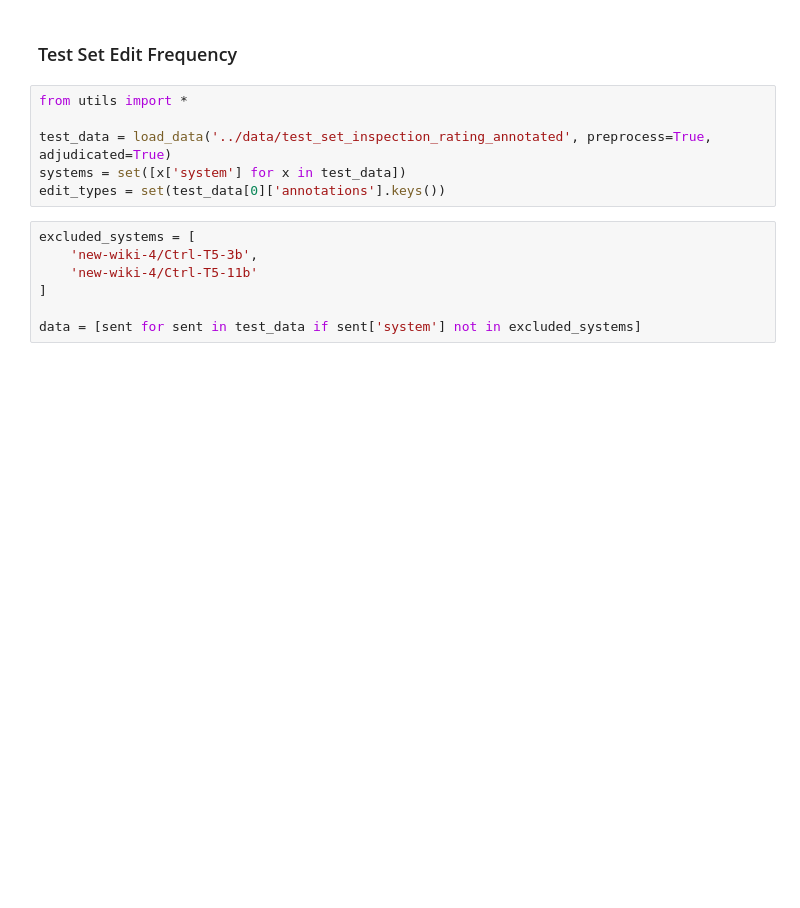
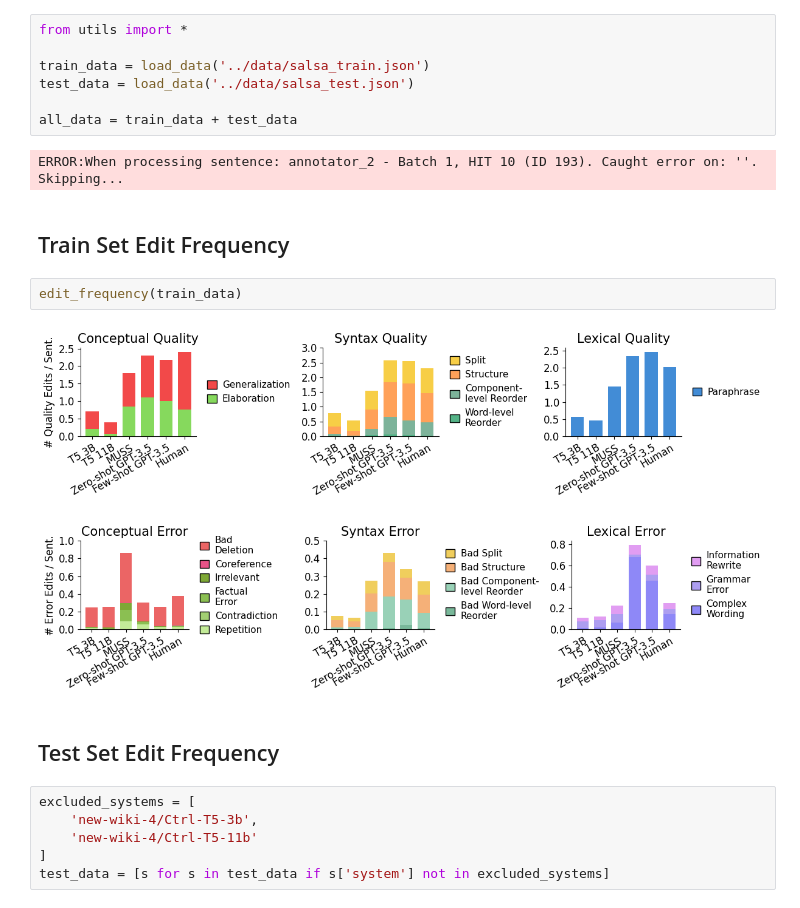
Before and after one commit to davidheineman/salsa, a Jupyter notebook: analysis/edit-frequency.ipynb, the cells around one changed output. Drawn from its saved outputs; the diff is of its cells as text; blank space fills up the shorter version.

```diff
--- a/analysis/edit-frequency.ipynb
+++ b/analysis/edit-frequency.ipynb
@@ -232,15 +1,24 @@ else:
+# %%
+from utils import *
+
+train_data = load_data('../data/salsa_train.json')
+test_data = load_data('../data/salsa_test.json')
+
+all_data = train_data + test_data
+# %% [output]
+ERROR:When processing sentence: annotator_2 - Batch 1, HIT 10 (ID 193). Caught error on: ''. Skipping...
+# %% [markdown]
+## Train Set Edit Frequency
+# %%
+edit_frequency(train_data)
+# %% [output]
+[figure, added]
+[figure, added]
 # %% [markdown]
-### Test Set Edit Frequency
+## Test Set Edit Frequency
-# %%
-from utils import *
-
-test_data = load_data('../data/test_set_inspection_rating_annotated', preprocess=True, adjudicated=True)
-systems = set([x['system'] for x in test_data])
-edit_types = set(test_data[0]['annotations'].keys())
 # %%
 excluded_systems = [
     'new-wiki-4/Ctrl-T5-3b',
     'new-wiki-4/Ctrl-T5-11b'
 ]
-
-data = [sent for sent in test_data if sent['system'] not in excluded_systems]
+test_data = [s for s in test_data if s['system'] not in excluded_systems]
```
Also changed, not shown: parts of 6 cells of this notebook, 13 other files.
